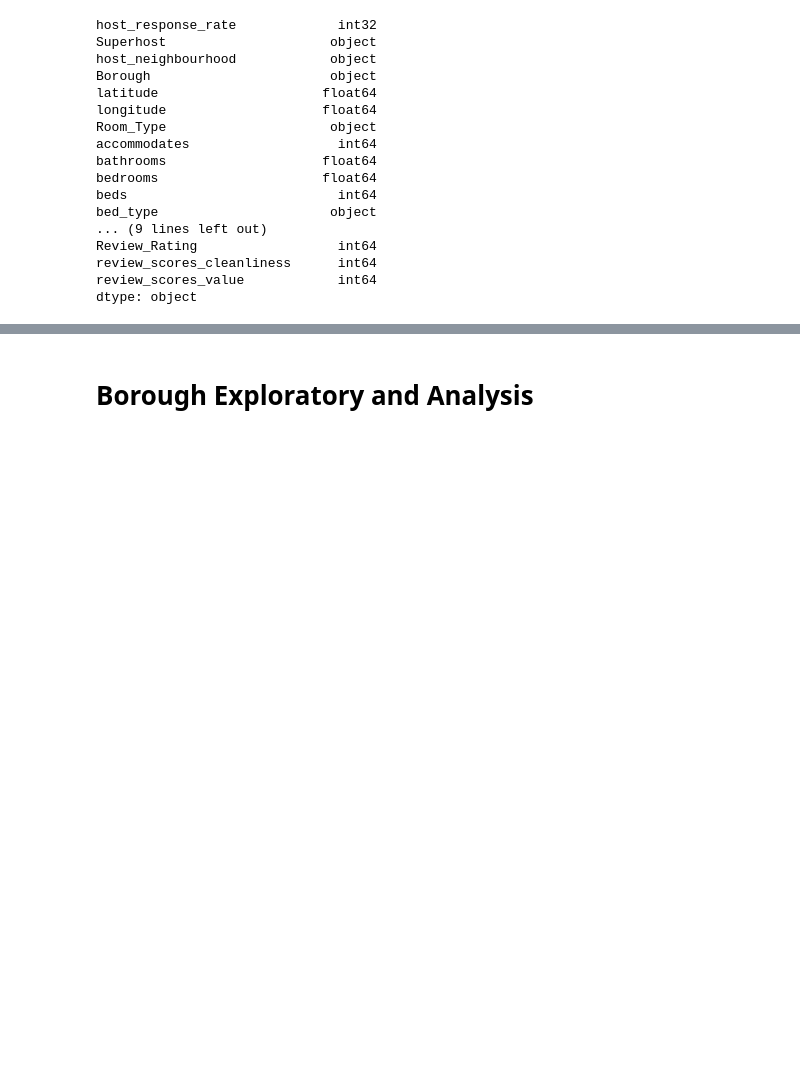
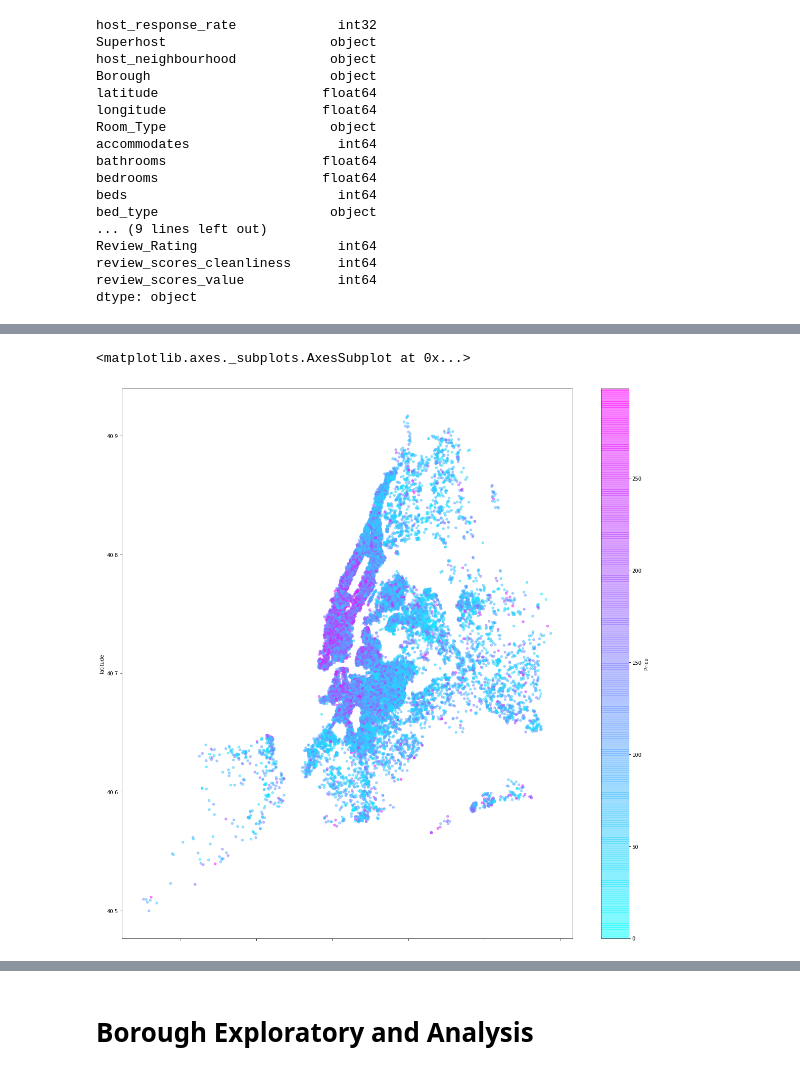
Before and after one commit to cheikhsidi/AirBnb-Price-Preduction_NYC, a Jupyter notebook: airbnb_ml.ipynb, the cells around one changed output, grey strips where cells are left out. Cells and saved outputs as stored; diff of their text form; code cells hidden in the pictures; blank space fills up the shorter version.

```diff
--- a/airbnb_ml.ipynb
+++ b/airbnb_ml.ipynb
@@ -152,0 +157,6 @@ plt.scatter(df['longitude'], df['Price'])
+# %%
+#  Plotting the distribution of price spatially
+df.plot.scatter(x='longitude', y = 'latitude', c='Price', figsize=(20,20), cmap='cool', alpha=0.5 )
+# %% [output]
+<matplotlib.axes._subplots.AxesSubplot at 0x...>
+[figure, added]
```
Also changed, not shown: parts of 74 cells of this notebook.
